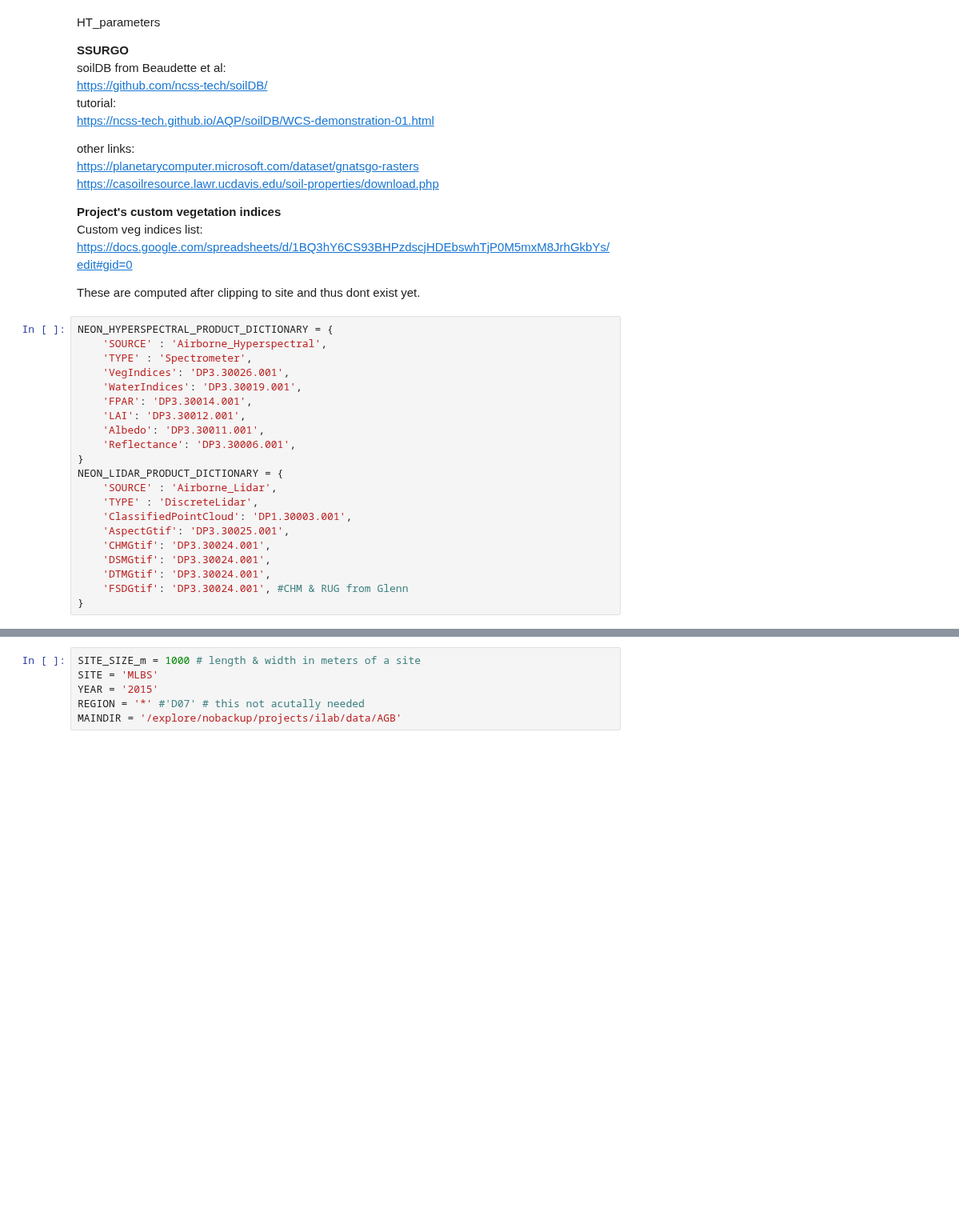
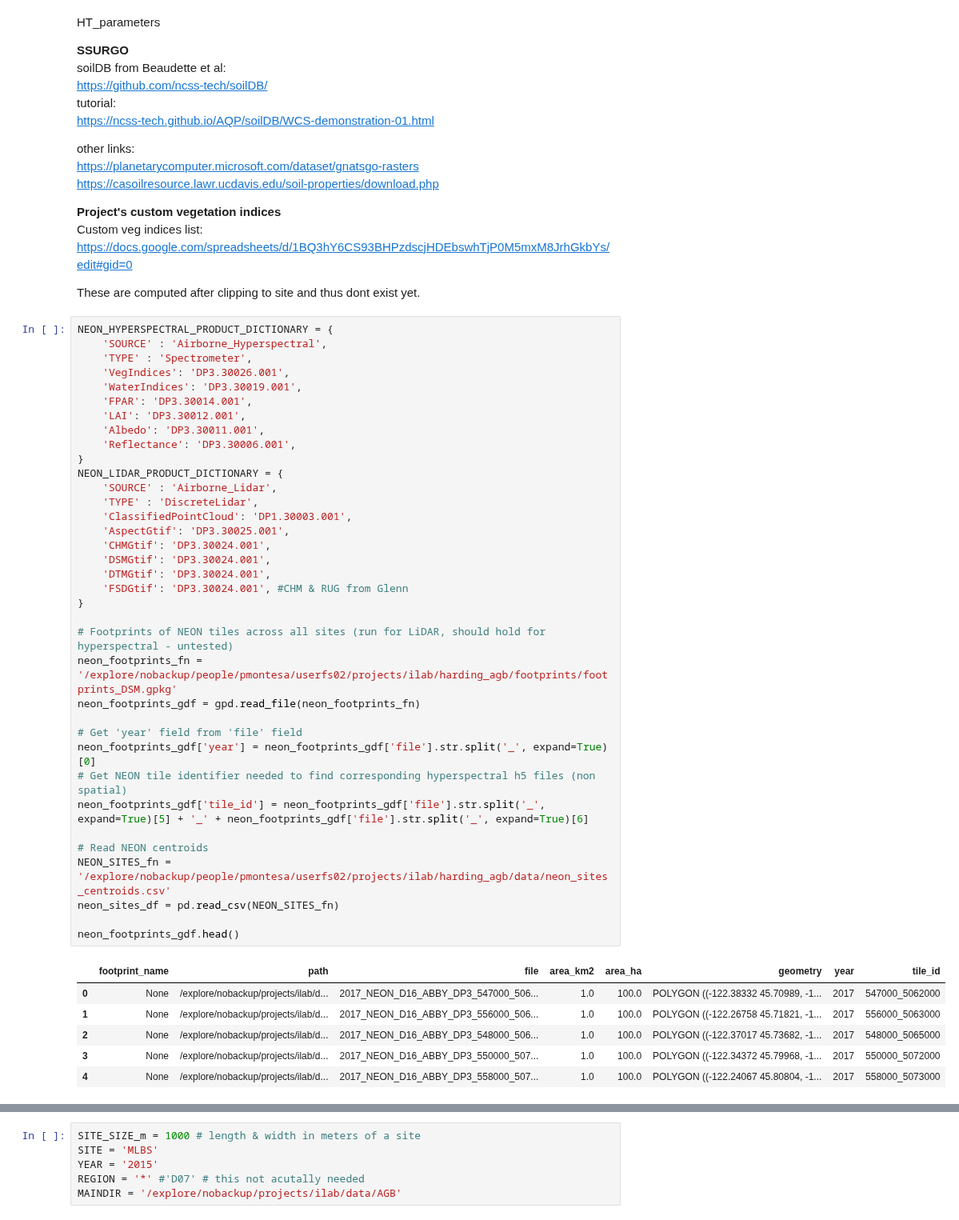
Before and after one commit to pahbs/geoscitools, a Jupyter notebook: stack_NEON_input_example.ipynb, the cells around one changed output, grey strips where cells are left out. Shown at 80% size. Saved outputs shown, nothing was run; the diff lists cells and outputs as text; blank space fills up the shorter version.

```diff
--- a/stack_NEON_input_example.ipynb
+++ b/stack_NEON_input_example.ipynb
@@ -54,22 +54,44 @@ These are computed after clipping to site and thus dont exist yet.
 # %%
 NEON_HYPERSPECTRAL_PRODUCT_DICTIONARY = {
     'SOURCE' : 'Airborne_Hyperspectral',
     'TYPE' : 'Spectrometer',
     'VegIndices': 'DP3.30026.001',
     'WaterIndices': 'DP3.30019.001',
     'FPAR': 'DP3.30014.001',
     'LAI': 'DP3.30012.001',
     'Albedo': 'DP3.30011.001',
     'Reflectance': 'DP3.30006.001',
 }
 NEON_LIDAR_PRODUCT_DICTIONARY = {
     'SOURCE' : 'Airborne_Lidar',
     'TYPE' : 'DiscreteLidar',
     'ClassifiedPointCloud': 'DP1.30003.001',
     'AspectGtif': 'DP3.30025.001',
     'CHMGtif': 'DP3.30024.001',
     'DSMGtif': 'DP3.30024.001',
     'DTMGtif': 'DP3.30024.001',
     'FSDGtif': 'DP3.30024.001', #CHM & RUG from Glenn
 }
+
+# Footprints of NEON tiles across all sites (run for LiDAR, should hold for hyperspectral - untested)
+neon_footprints_fn = '/explore/nobackup/people/pmontesa/userfs02/projects/ilab/harding_agb/footprints/footprints_DSM.gpkg'
+neon_footprints_gdf = gpd.read_file(neon_footprints_fn)
+
+# Get 'year' field from 'file' field
+neon_footprints_gdf['year'] = neon_footprints_gdf['file'].str.split('_', expand=True)[0]
+# Get NEON tile identifier needed to find corresponding hyperspectral h5 files (non spatial)
+neon_footprints_gdf['tile_id'] = neon_footprints_gdf['file'].str.split('_', expand=True)[5] + '_' + neon_footprints_gdf['file'].str.split('_', expand=True)[6]
+
+# Read NEON centroids
+NEON_SITES_fn = '/explore/nobackup/people/pmontesa/userfs02/projects/ilab/harding_agb/data/neon_sites_centroids.csv'
+neon_sites_df = pd.read_csv(NEON_SITES_fn)
+
+neon_footprints_gdf.head()
+# %% [output]
+|  | footprint_name | path | file | area_km2 | area_ha | geometry | year | tile_id |
+| 0 | None | /explore/nobackup/projects/ilab/d... | 2017_NEON_D16_ABBY_DP3_547000_506... | 1.0 | 100.0 | POLYGON ((-122.38332 45.70989, -1... | 2017 | 547000_5062000 |
+| 1 | None | /explore/nobackup/projects/ilab/d... | 2017_NEON_D16_ABBY_DP3_556000_506... | 1.0 | 100.0 | POLYGON ((-122.26758 45.71821, -1... | 2017 | 556000_5063000 |
+| 2 | None | /explore/nobackup/projects/ilab/d... | 2017_NEON_D16_ABBY_DP3_548000_506... | 1.0 | 100.0 | POLYGON ((-122.37017 45.73682, -1... | 2017 | 548000_5065000 |
+| 3 | None | /explore/nobackup/projects/ilab/d... | 2017_NEON_D16_ABBY_DP3_550000_507... | 1.0 | 100.0 | POLYGON ((-122.34372 45.79968, -1... | 2017 | 550000_5072000 |
+| 4 | None | /explore/nobackup/projects/ilab/d... | 2017_NEON_D16_ABBY_DP3_558000_507... | 1.0 | 100.0 | POLYGON ((-122.24067 45.80804, -1... | 2017 | 558000_5073000 |
 # %% [markdown]
```
Also changed, not shown: parts of 16 cells of this notebook.
